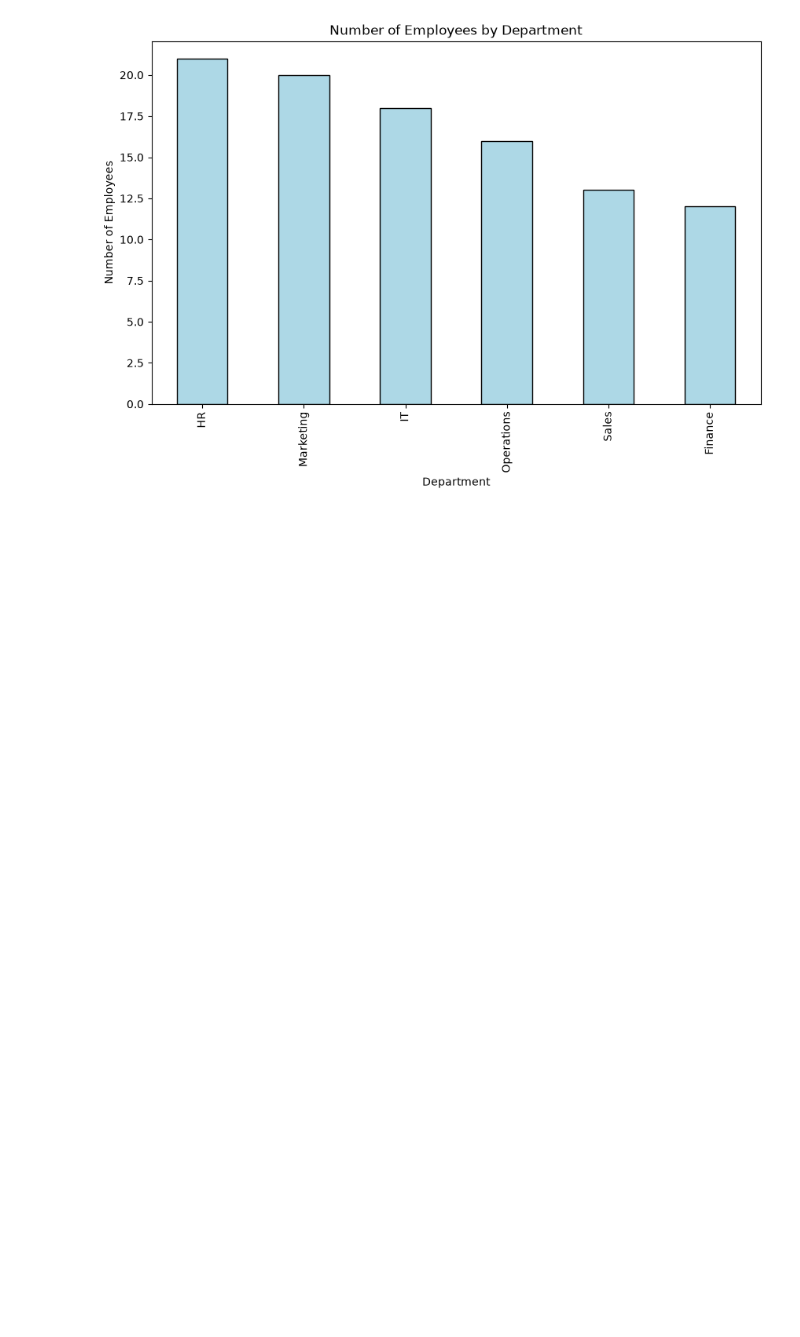
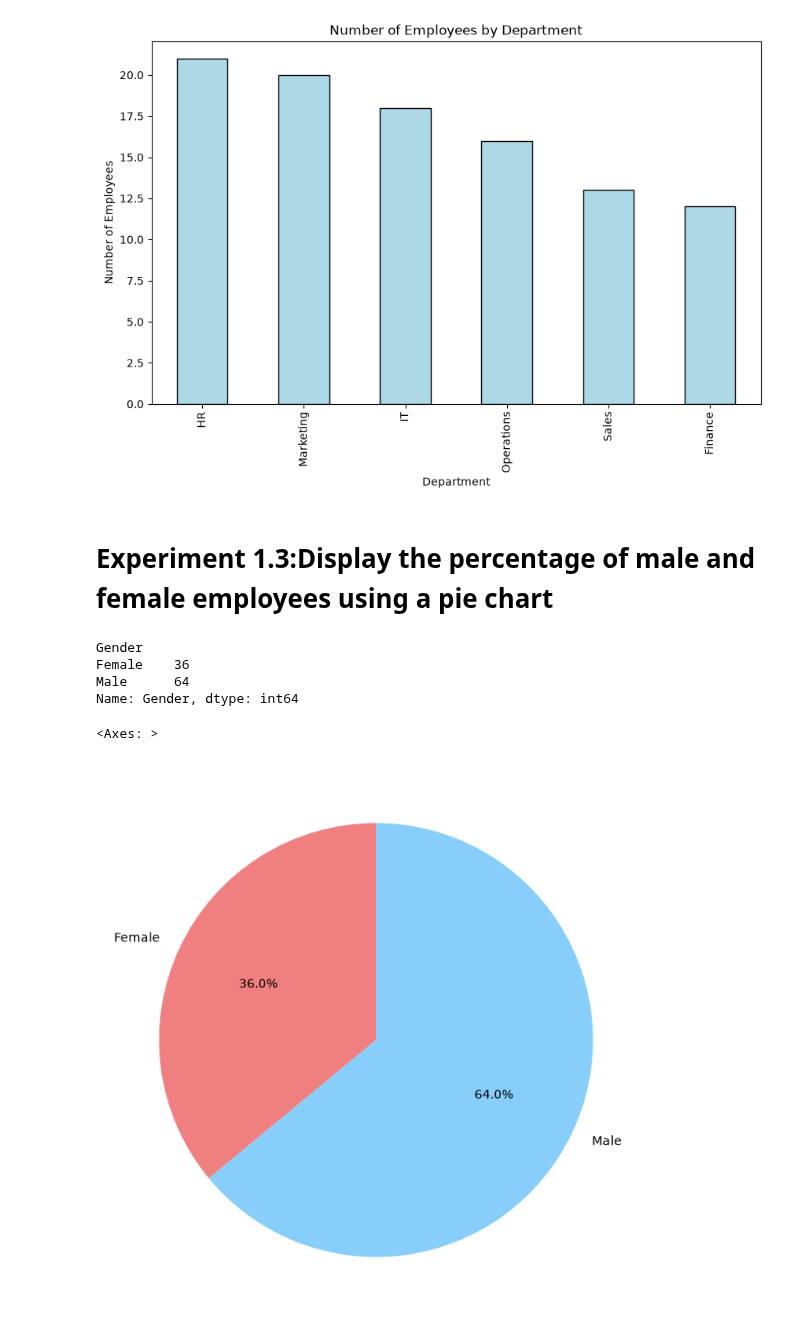
Before and after one commit to Kartiken07/CNLP-LAB, a Jupyter notebook: EXP-1/1-exp-lab.ipynb, the cells around one changed output. Drawn from its saved outputs; the diff is of its cells as text; code cells hidden in the pictures; blank space fills up the shorter version.

```diff
--- a/EXP-1/1-exp-lab.ipynb
+++ b/EXP-1/1-exp-lab.ipynb
@@ -68,3 +67,19 @@ plt.ylabel('Number of Employees')
 plt.show()
 # %% [output]
 [figure]
+# %% [markdown]
+# Experiment 1.3:Display the percentage of male and female employees using a pie chart
+# %%
+gender = df.groupby('Gender')["Gender"].count()
+# %%
+gender
+# %% [output]
+Gender
+Female    36
+Male      64
+Name: Gender, dtype: int64
+# %%
+gender.plot(kind='pie', autopct='%1.1f%%', colors=['lightcoral', 'lightskyblue'], startangle=90, figsize=(8, 8))
+# %% [output]
+<Axes: >
+[figure, added]
```
Also changed, not shown: parts of 21 cells of this notebook.
